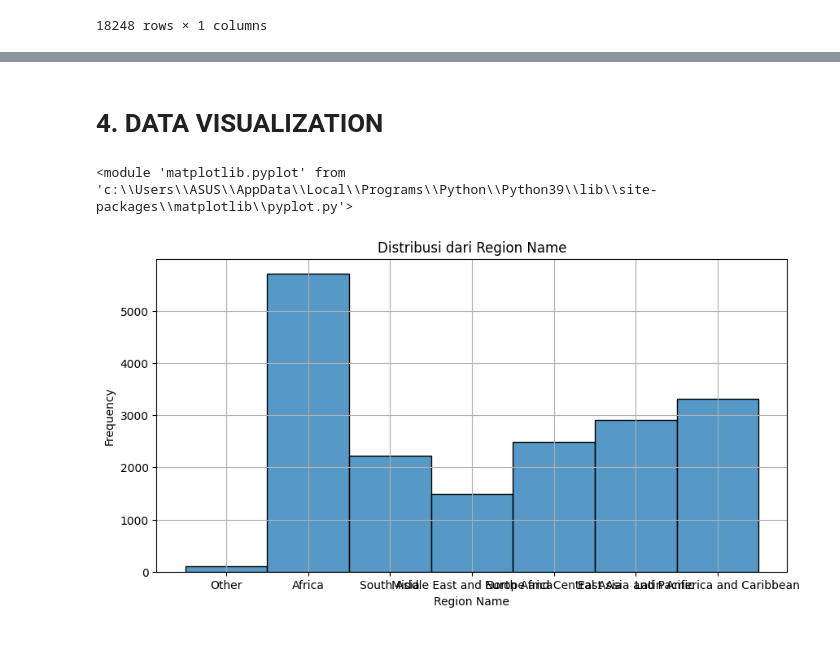
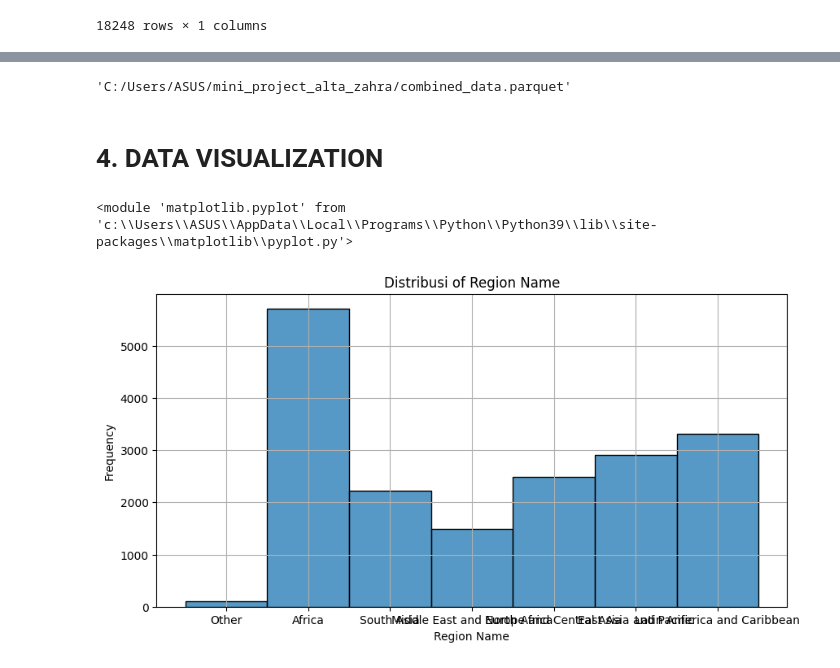
Before and after one commit to zahraptr01/mini_project_alta_zahra, a Jupyter notebook: project/tugas.ipynb, the cells around one changed output, grey strips where cells are left out. Cells and saved outputs as stored; diff of their text form; code cells hidden in the pictures.

```diff
--- a/project/tugas.ipynb
+++ b/project/tugas.ipynb
@@ -1283,16 +1383,18 @@ projects[column]
+# %%
+output_file_path
+# %% [output]
+'C:/Users/ASUS/mini_project_alta_zahra/combined_data.parquet'
 # %% [markdown]
-# 4. DATA VISUALIZATION
+# **4. DATA VISUALIZATION**
 # %%
-# Visualisasi dari dataset projects_data.csv
-projects
-
+# Visualisasi dari dataset projects_data.csv untuk Distribusi of Region Name
 plt.figure(figsize=(10,5))
 sns.histplot(projects['regionname'])
-plt.title("Distribusi dari Region Name")
+plt.title("Distribusi of Region Name")
 plt.xlabel('Region Name')
 plt.ylabel('Frequency')
 plt.grid(True)
 plt
 # %% [output]
 <module 'matplotlib.pyplot' from 'c:\\Users\\ASUS\\AppData\\Local\\Programs\\Python\\Python39\\lib\\site-packages\\matplotlib\\pyplot.py'>
-[figure, old version]
+[figure, new version]
```
Also changed, not shown: parts of 8 cells of this notebook.
